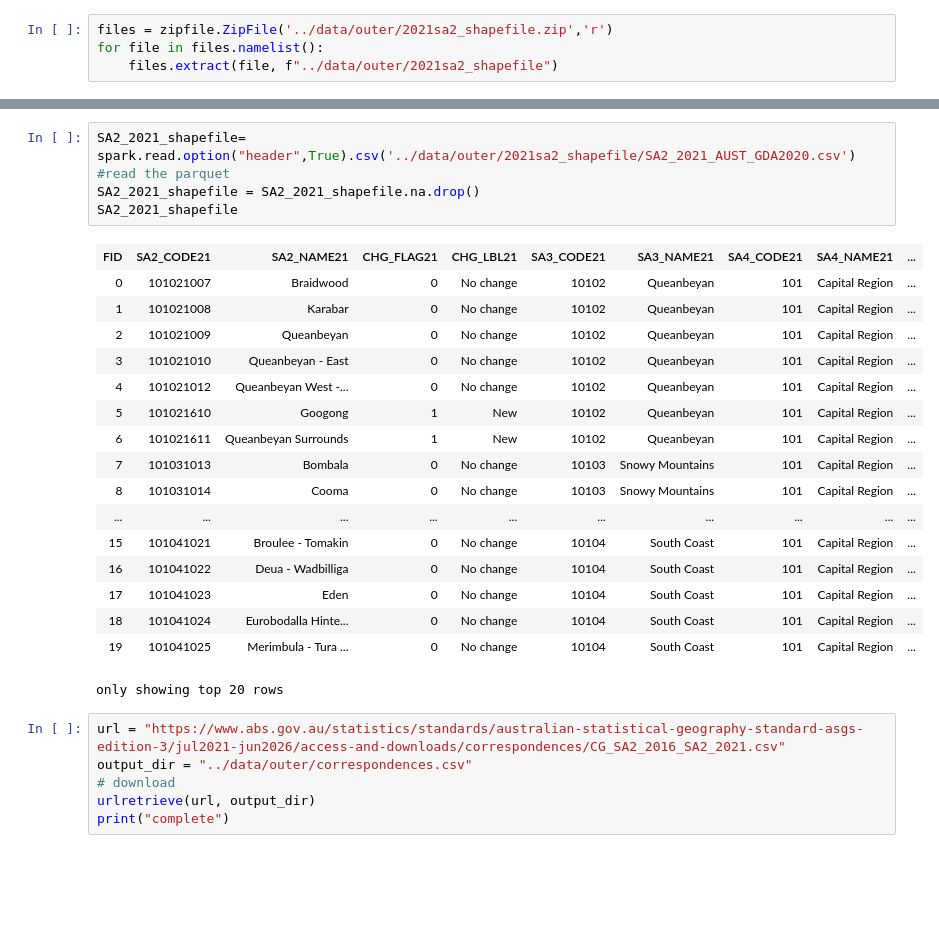
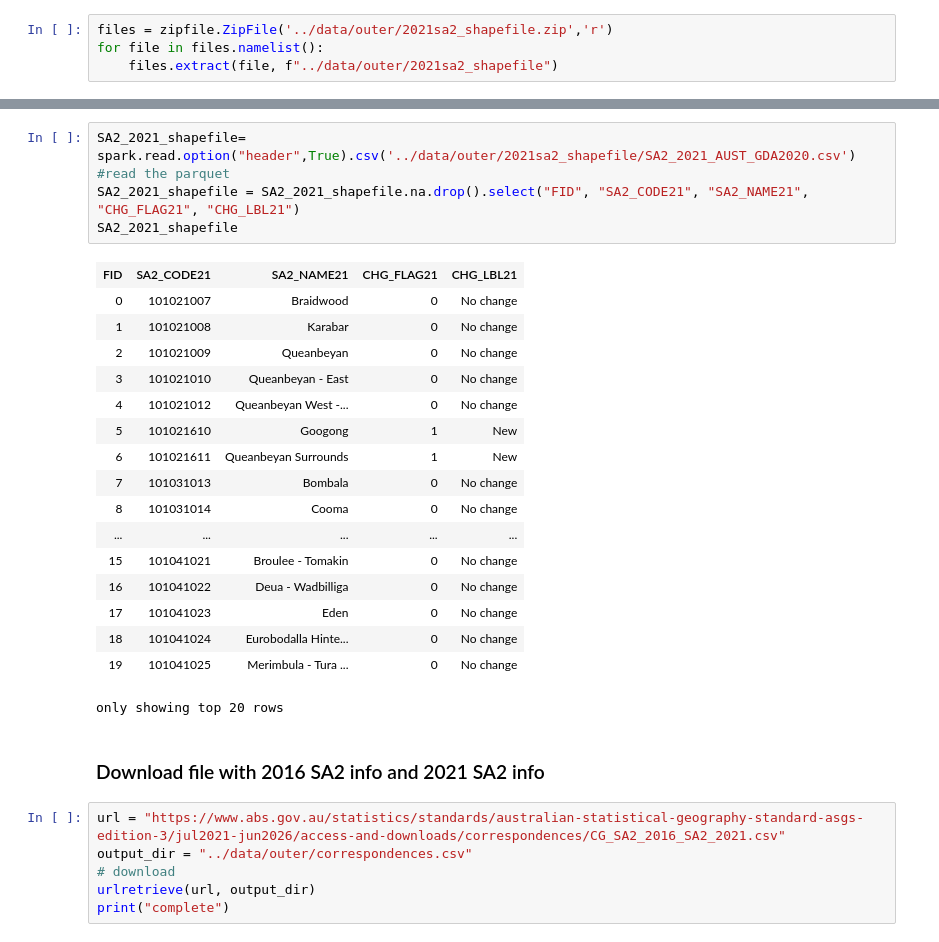
Before and after one commit to MAST30034-Applied-Data-Science/generic-buy-now-pay-later-project-group-16-project2-fighting-group, a Jupyter notebook: notebooks/Read_external_data.ipynb, the cells around one changed output, grey strips where cells are left out. Cells and saved outputs as stored; diff of their text form; blank space fills up the shorter version.

```diff
--- a/notebooks/Read_external_data.ipynb
+++ b/notebooks/Read_external_data.ipynb
@@ -102,25 +165,27 @@ df.to_csv("../data/outer/2021sa2_shapefile/SA2_2021_AUST_GDA2020.csv",index_labe
 # %%
 SA2_2021_shapefile= spark.read.option("header",True).csv('../data/outer/2021sa2_shapefile/SA2_2021_AUST_GDA2020.csv') #read the parquet
-SA2_2021_shapefile = SA2_2021_shapefile.na.drop()
+SA2_2021_shapefile = SA2_2021_shapefile.na.drop().select("FID", "SA2_CODE21", "SA2_NAME21", "CHG_FLAG21", "CHG_LBL21")
 SA2_2021_shapefile
 # %% [output]
-| FID | SA2_CODE21 | SA2_NAME21 | CHG_FLAG21 | CHG_LBL21 | SA3_CODE21 | SA3_NAME21 | SA4_CODE21 | SA4_NAME21 | ... |
-| 0 | 101021007 | Braidwood | 0 | No change | 10102 | Queanbeyan | 101 | Capital Region | ... |
-| 1 | 101021008 | Karabar | 0 | No change | 10102 | Queanbeyan | 101 | Capital Region | ... |
-| 2 | 101021009 | Queanbeyan | 0 | No change | 10102 | Queanbeyan | 101 | Capital Region | ... |
-| 3 | 101021010 | Queanbeyan - East | 0 | No change | 10102 | Queanbeyan | 101 | Capital Region | ... |
-| 4 | 101021012 | Queanbeyan West -... | 0 | No change | 10102 | Queanbeyan | 101 | Capital Region | ... |
-| 5 | 101021610 | Googong | 1 | New | 10102 | Queanbeyan | 101 | Capital Region | ... |
-| 6 | 101021611 | Queanbeyan Surrounds | 1 | New | 10102 | Queanbeyan | 101 | Capital Region | ... |
-| 7 | 101031013 | Bombala | 0 | No change | 10103 | Snowy Mountains | 101 | Capital Region | ... |
-| 8 | 101031014 | Cooma | 0 | No change | 10103 | Snowy Mountains | 101 | Capital Region | ... |
-| ... | ... | ... | ... | ... | ... | ... | ... | ... | ... |
-| 15 | 101041021 | Broulee - Tomakin | 0 | No change | 10104 | South Coast | 101 | Capital Region | ... |
-| 16 | 101041022 | Deua - Wadbilliga | 0 | No change | 10104 | South Coast | 101 | Capital Region | ... |
-| 17 | 101041023 | Eden | 0 | No change | 10104 | South Coast | 101 | Capital Region | ... |
-| 18 | 101041024 | Eurobodalla Hinte... | 0 | No change | 10104 | South Coast | 101 | Capital Region | ... |
-| 19 | 101041025 | Merimbula - Tura ... | 0 | No change | 10104 | South Coast | 101 | Capital Region | ... |
+| FID | SA2_CODE21 | SA2_NAME21 | CHG_FLAG21 | CHG_LBL21 |
+| 0 | 101021007 | Braidwood | 0 | No change |
+| 1 | 101021008 | Karabar | 0 | No change |
+| 2 | 101021009 | Queanbeyan | 0 | No change |
+| 3 | 101021010 | Queanbeyan - East | 0 | No change |
+| 4 | 101021012 | Queanbeyan West -... | 0 | No change |
+| 5 | 101021610 | Googong | 1 | New |
+| 6 | 101021611 | Queanbeyan Surrounds | 1 | New |
+| 7 | 101031013 | Bombala | 0 | No change |
+| 8 | 101031014 | Cooma | 0 | No change |
+| ... | ... | ... | ... | ... |
+| 15 | 101041021 | Broulee - Tomakin | 0 | No change |
+| 16 | 101041022 | Deua - Wadbilliga | 0 | No change |
+| 17 | 101041023 | Eden | 0 | No change |
+| 18 | 101041024 | Eurobodalla Hinte... | 0 | No change |
+| 19 | 101041025 | Merimbula - Tura ... | 0 | No change |
 only showing top 20 rows
+# %% [markdown]
+### Download file with 2016 SA2 info and 2021 SA2 info
 # %%
 url = "https://www.abs.gov.au/statistics/standards/australian-statistical-geography-standard-asgs-edition-3/jul2021-jun2026/access-and-downloads/correspondences/CG_SA2_2016_SA2_2021.csv"
 output_dir = "../data/outer/correspondences.csv"
```
Also changed, not shown: parts of 12 cells of this notebook.
